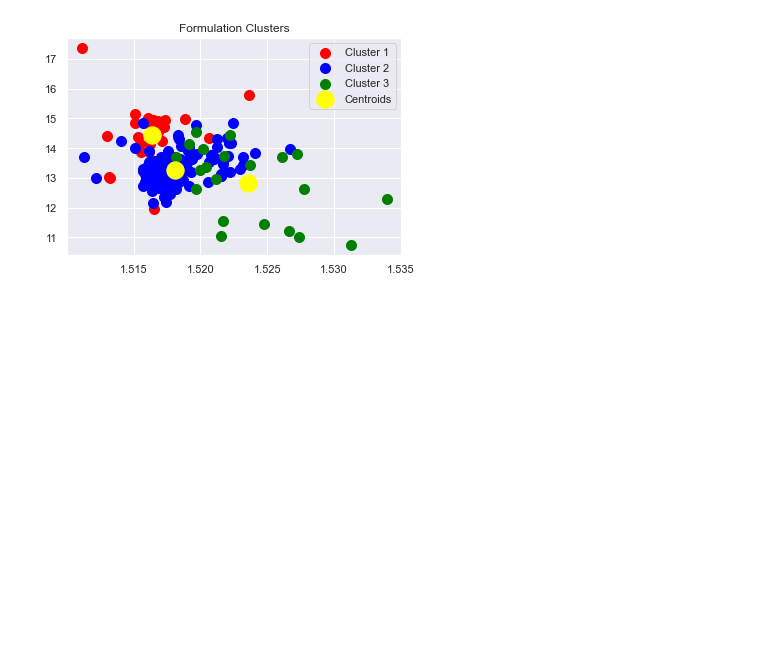
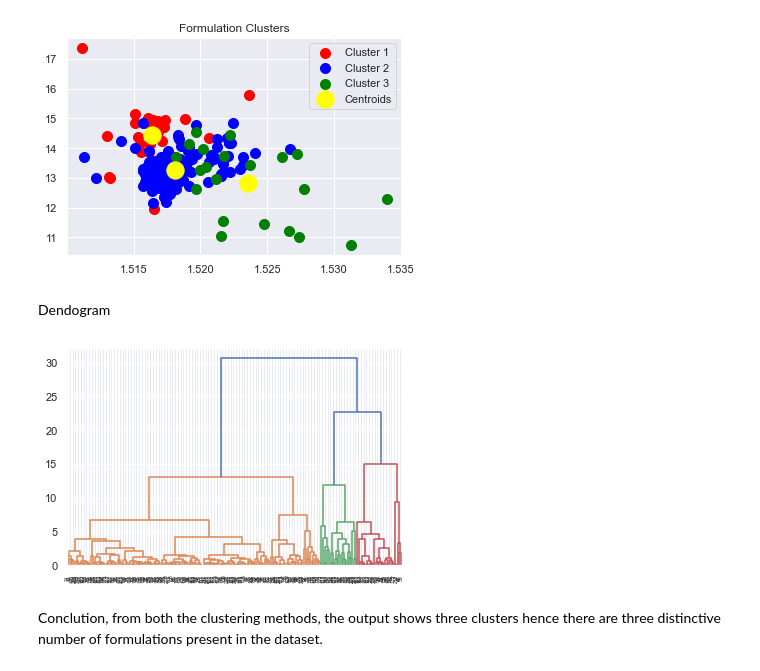
Before and after one commit to Veerinderr/Data_Science_Assignment-Stats_Cluster_FeatureSelection_, a Jupyter notebook: Assignment_Q1.ipynb, the cells around one changed output. Cells and saved outputs as stored; diff of their text form; code cells hidden in the pictures; blank space fills up the shorter version.

```diff
--- a/Assignment_Q1.ipynb
+++ b/Assignment_Q1.ipynb
@@ -285,3 +268,5 @@ plt.legend()
 plt.show()
 # %% [output]
 [figure]
+# %% [markdown]
+Dendogram
@@ -287,0 +277,10 @@ plt.show()
+# %%
+# complete linkage
+mergings = linkage(df_petrol,method="ward", metric='euclidean')
+dendrogram(mergings)
+plt.show()
+# %% [output]
+[figure, new version]
+# %% [markdown]
+Conclution, from both the clustering methods, the output shows three clusters hence there are three distinctive number
+of formulations present in the dataset.
```
Also changed, not shown: parts of 6 cells of this notebook.
